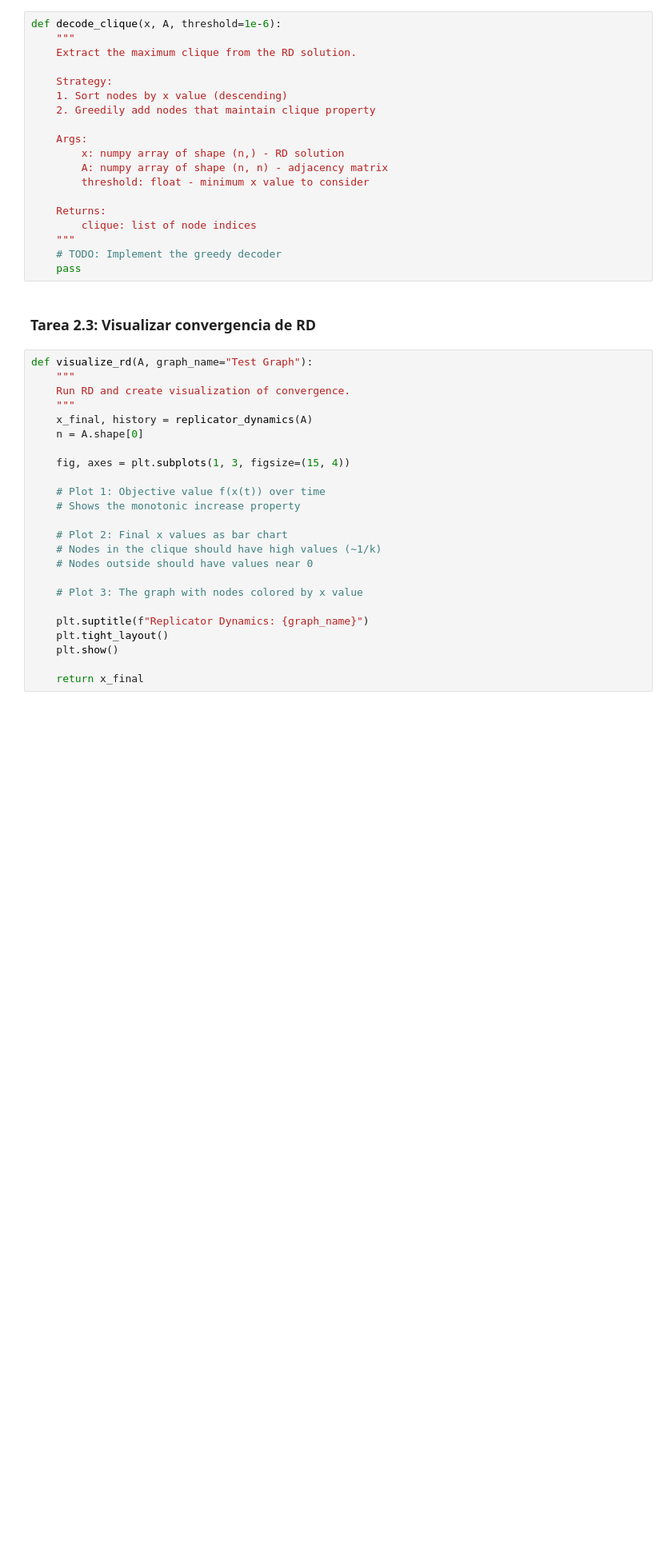
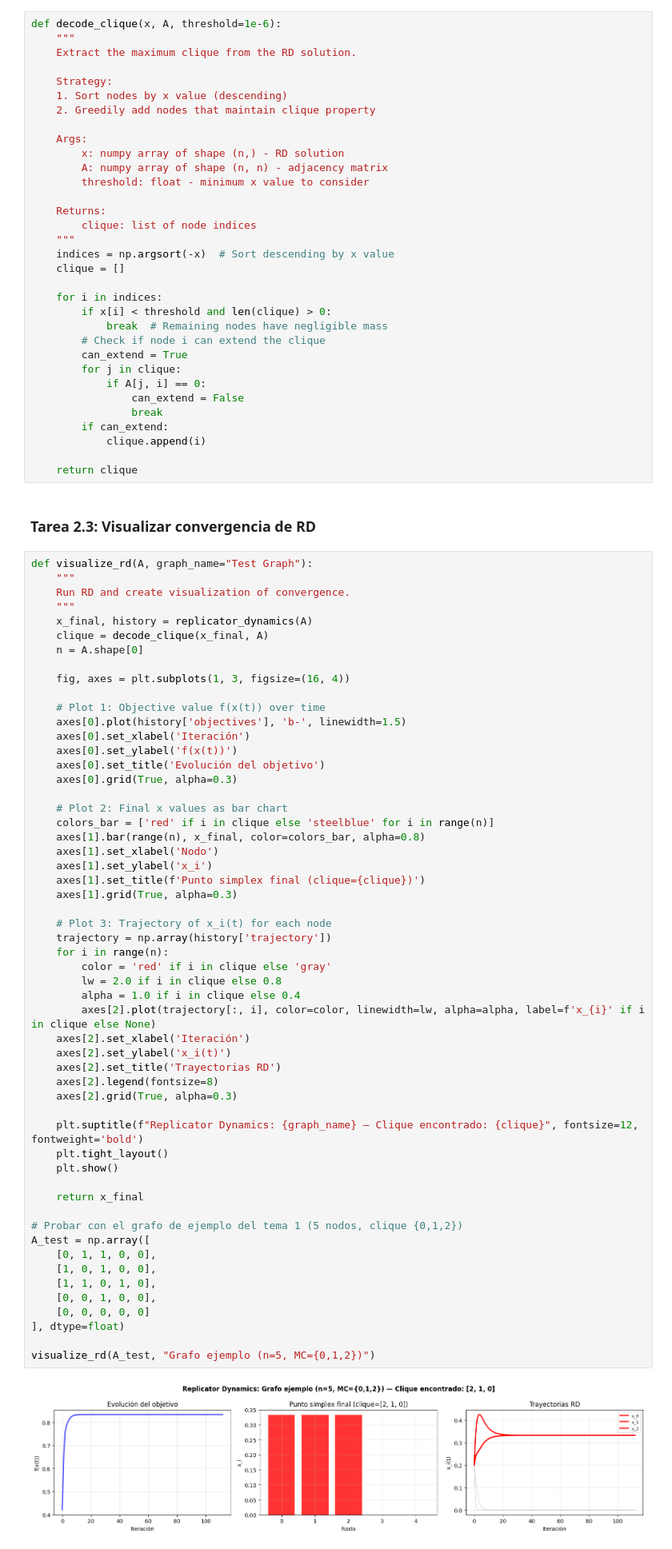
Before and after one commit to JBLOZ/IA, a Jupyter notebook: 3erAnyo/2doCuatri/agentes_inteligentes/practicas/practica1/notebook.ipynb, the cells around one changed output. Shown at 80% size. Saved outputs shown, nothing was run; the diff lists cells and outputs as text; blank space fills up the shorter version.

```diff
--- a/3erAnyo/2doCuatri/agentes_inteligentes/practicas/practica1/notebook.ipynb
+++ b/3erAnyo/2doCuatri/agentes_inteligentes/practicas/practica1/notebook.ipynb
@@ -299,31 +472,78 @@ def decode_clique(x, A, threshold=1e-6):
     Returns:
         clique: list of node indices
     """
-    # TODO: Implement the greedy decoder
-    pass
+    indices = np.argsort(-x)  # Sort descending by x value
+    clique = []
+
+    for i in indices:
+        if x[i] < threshold and len(clique) > 0:
+            break  # Remaining nodes have negligible mass
+        # Check if node i can extend the clique
+        can_extend = True
+        for j in clique:
+            if A[j, i] == 0:
+                can_extend = False
+                break
+        if can_extend:
+            clique.append(i)
+
+    return clique
 # %% [markdown]
 ### Tarea 2.3: Visualizar convergencia de RD
 # %%
 def visualize_rd(A, graph_name="Test Graph"):
     """
     Run RD and create visualization of convergence.
     """
     x_final, history = replicator_dynamics(A)
+    clique = decode_clique(x_final, A)
     n = A.shape[0]
 
-    fig, axes = plt.subplots(1, 3, figsize=(15, 4))
+    fig, axes = plt.subplots(1, 3, figsize=(16, 4))
 
     # Plot 1: Objective value f(x(t)) over time
-    # Shows the monotonic increase property
+    axes[0].plot(history['objectives'], 'b-', linewidth=1.5)
+    axes[0].set_xlabel('Iteración')
+    axes[0].set_ylabel('f(x(t))')
+    axes[0].set_title('Evolución del objetivo')
+    axes[0].grid(True, alpha=0.3)
 
     # Plot 2: Final x values as bar chart
-    # Nodes in the clique should have high values (~1/k)
-    # Nodes outside should have values near 0
+    colors_bar = ['red' if i in clique else 'steelblue' for i in range(n)]
+    axes[1].bar(range(n), x_final, color=colors_bar, alpha=0.8)
+    axes[1].set_xlabel('Nodo')
+    axes[1].set_ylabel('x_i')
+    axes[1].set_title(f'Punto simplex final (clique={clique})')
+    axes[1].grid(True, alpha=0.3)
 
-    # Plot 3: The graph with nodes colored by x value
+    # Plot 3: Trajectory of x_i(t) for each node
+    trajectory = np.array(history['trajectory'])
+    for i in range(n):
+        color = 'red' if i in clique else 'gray'
+        lw = 2.0 if i in clique else 0.8
+        alpha = 1.0 if i in clique else 0.4
+        axes[2].plot(trajectory[:, i], color=color, linewidth=lw, alpha=alpha, label=f'x_{i}' if i in clique else None)
+    axes[2].set_xlabel('Iteración')
+    axes[2].set_ylabel('x_i(t)')
+    axes[2].set_title('Trayectorias RD')
+    axes[2].legend(fontsize=8)
+    axes[2].grid(True, alpha=0.3)
 
-    plt.suptitle(f"Replicator Dynamics: {graph_name}")
+    plt.suptitle(f"Replicator Dynamics: {graph_name} — Clique encontrado: {clique}", fontsize=12, fontweight='bold')
     plt.tight_layout()
     plt.show()
 
     return x_final
+
+# Probar con el grafo de ejemplo del tema 1 (5 nodos, clique {0,1,2})
+A_test = np.array([
+    [0, 1, 1, 0, 0],
+    [1, 0, 1, 0, 0],
+    [1, 1, 0, 1, 0],
+    [0, 0, 1, 0, 0],
+    [0, 0, 0, 0, 0]
+], dtype=float)
+
+visualize_rd(A_test, "Grafo ejemplo (n=5, MC={0,1,2})")
+# %% [output]
+[figure, added]
```
Also changed, not shown: parts of 26 cells of this notebook, 1 other file.
